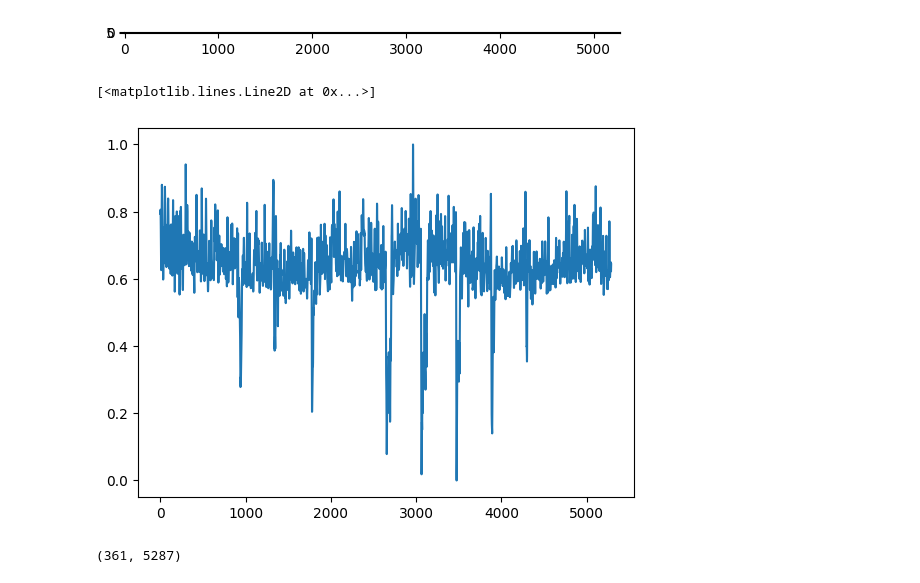
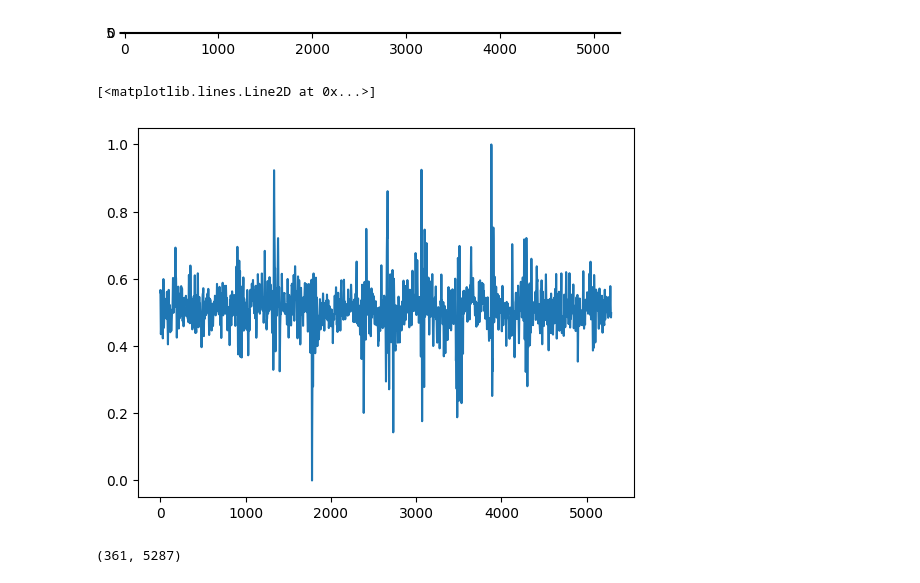
Before and after one commit to RasHerlo/RasPUTin, a Jupyter notebook: Uploading_Raster_from_Gdrive.ipynb, the cells around one changed output. Drawn from its saved outputs; the diff is of its cells as text; code cells hidden in the pictures.

```diff
--- a/Uploading_Raster_from_Gdrive.ipynb
+++ b/Uploading_Raster_from_Gdrive.ipynb
@@ -143,10 +145,10 @@ plt.show()
 # %% [output]
 [figure]
 # %%
-plt.plot(PCs_Norm[1,:])
+plt.plot(PCs_Norm[56,:])
 # %% [output]
 [<matplotlib.lines.Line2D at 0x...>]
-[figure, old version]
+[figure, new version]
 # %%
 PCs_Norm = np.zeros(PCs.shape)
 
```
Also changed, not shown: parts of 1 cell of this notebook.
